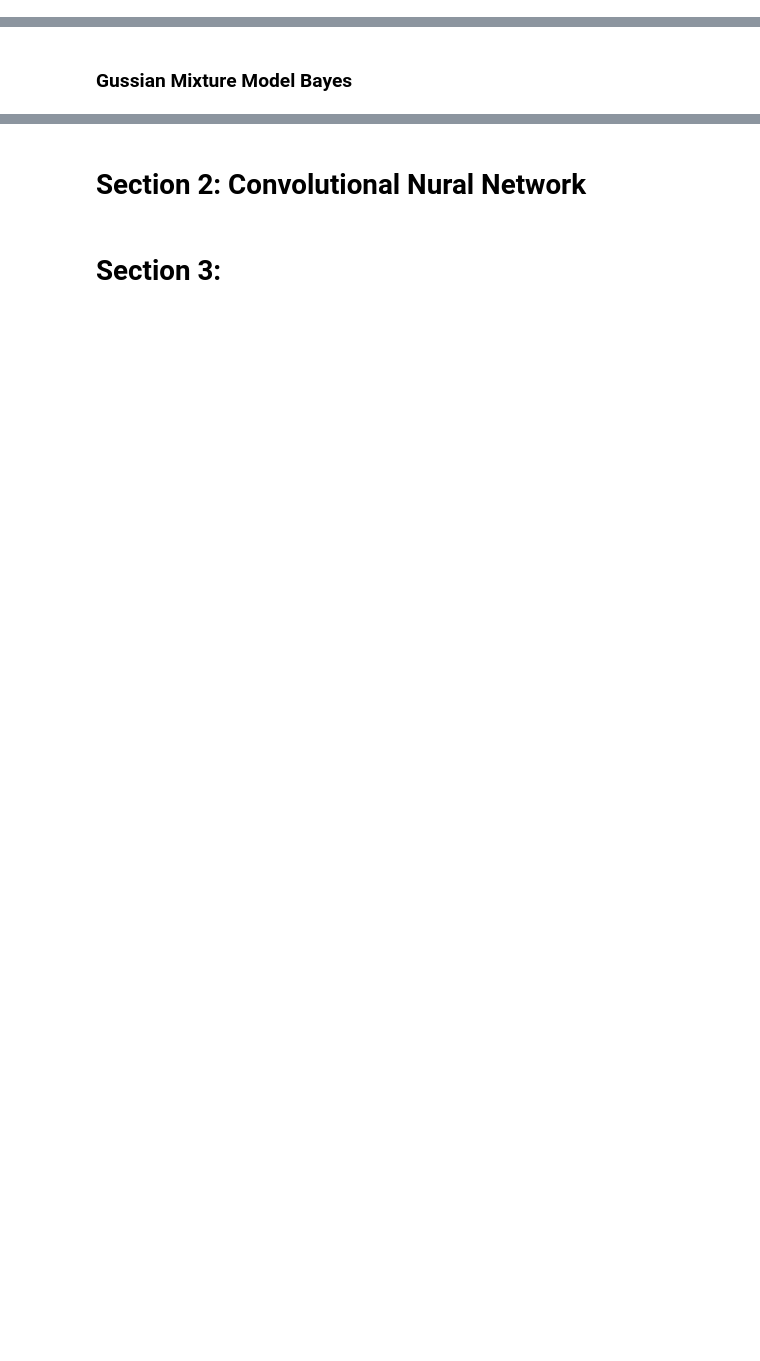
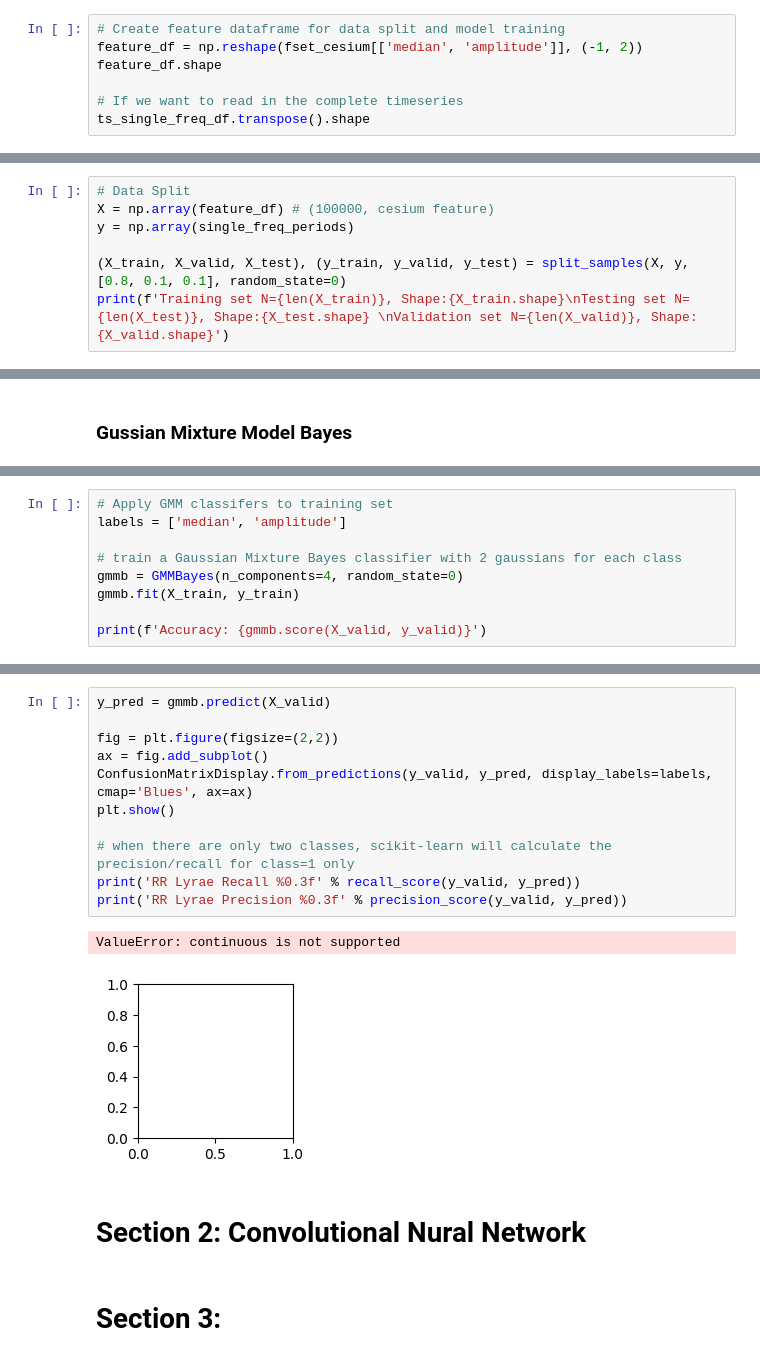
Before and after one commit to mmckay18/astr598_spr24_classification_repo, a Jupyter notebook: NOTEBOOKS/classification_models.ipynb, the cells around one changed output, grey strips where cells are left out. Saved outputs shown, nothing was run; the diff lists cells and outputs as text; blank space fills up the shorter version.

```diff
--- a/NOTEBOOKS/classification_models.ipynb
+++ b/NOTEBOOKS/classification_models.ipynb
@@ -112,0 +162,7 @@ fset_cesium.head()
+# %%
+# Create feature dataframe for data split and model training
+feature_df = np.reshape(fset_cesium[['median', 'amplitude']], (-1, 2))
+feature_df.shape
+
+# If we want to read in the complete timeseries
+ts_single_freq_df.transpose().shape
@@ -112,0 +199,7 @@ fset_cesium.head()
+# %%
+# Data Split
+X = np.array(feature_df) # (100000, cesium feature)
+y = np.array(single_freq_periods)
+
+(X_train, X_valid, X_test), (y_train, y_valid, y_test) = split_samples(X, y, [0.8, 0.1, 0.1], random_state=0)
+print(f'Training set N={len(X_train)}, Shape:{X_train.shape}\nTesting set N={len(X_test)}, Shape:{X_test.shape} \nValidation set N={len(X_valid)}, Shape:{X_valid.shape}')
@@ -160,0 +212,9 @@ array([[-9.87241830e-01, -7.35776045e-01],
+# %%
+# Apply GMM classifers to training set
+labels = ['median', 'amplitude']
+
+# train a Gaussian Mixture Bayes classifier with 2 gaussians for each class
+gmmb = GMMBayes(n_components=4, random_state=0)
+gmmb.fit(X_train, y_train)
+
+print(f'Accuracy: {gmmb.score(X_valid, y_valid)}')
@@ -161,3 +237,17 @@ array([[-9.87241830e-01, -7.35776045e-01],
+# %%
+y_pred = gmmb.predict(X_valid)
+
+fig = plt.figure(figsize=(2,2))
+ax = fig.add_subplot()
+ConfusionMatrixDisplay.from_predictions(y_valid, y_pred, display_labels=labels, cmap='Blues', ax=ax)
+plt.show()
+
+# when there are only two classes, scikit-learn will calculate the precision/recall for class=1 only
+print('RR Lyrae Recall %0.3f' % recall_score(y_valid, y_pred))
+print('RR Lyrae Precision %0.3f' % precision_score(y_valid, y_pred))
+# %% [output]
+ValueError: continuous is not supported
+[figure, added]
 # %% [markdown]
 # Section 2: Convolutional Nural Network
 # %% [markdown]
```
Also changed, not shown: parts of 25 cells of this notebook.
